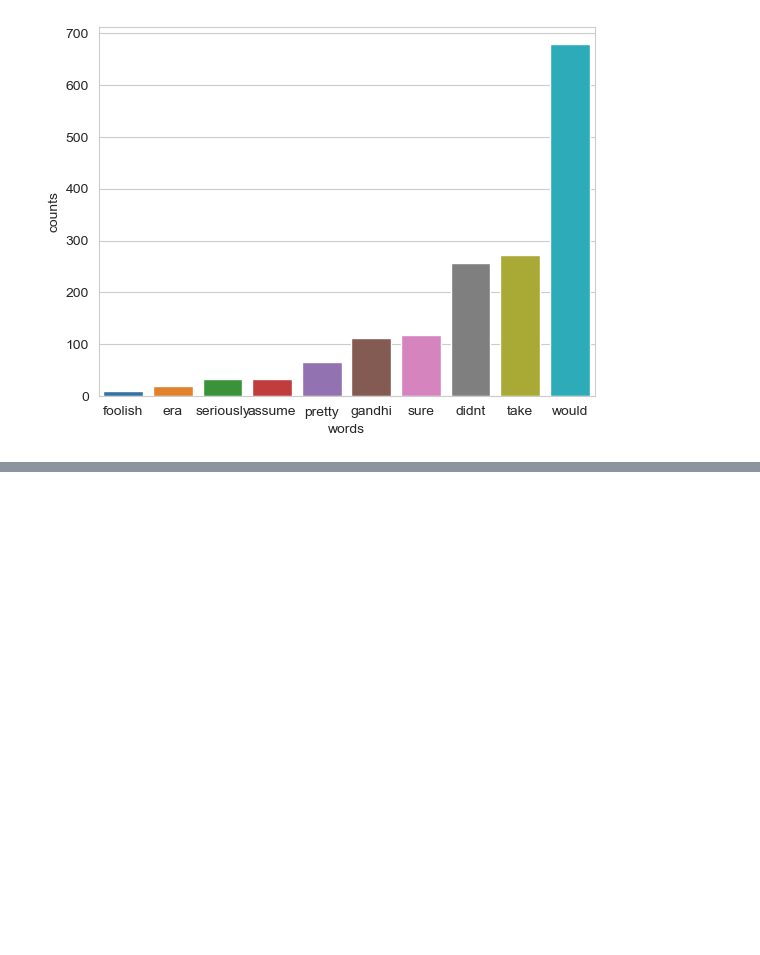
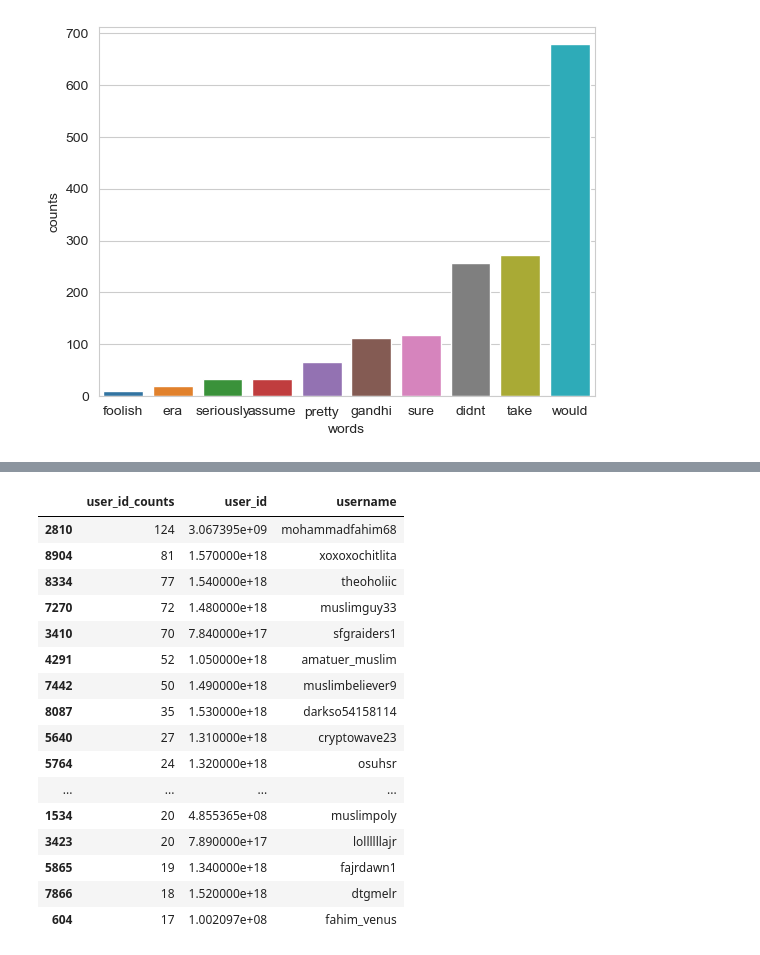
Before and after one commit to rarmnsyah/DATASCIENCE, a Jupyter notebook: MEGA-PROJECT/main.ipynb, the cells around one changed output, grey strips where cells are left out. Drawn from its saved outputs; the diff is of its cells as text; code cells hidden in the pictures; blank space fills up the shorter version.

Commit message:
update main
merapikan file, menambah beberapa keterangan dan dokumentasi terhadap kode, menganalisis tiap user dan tweet yang mereka buat

```diff
--- a/MEGA-PROJECT/main.ipynb
+++ b/MEGA-PROJECT/main.ipynb
@@ -285,0 +293,29 @@ sns.countplot(data = df_copy, x = 'sentiment')
+# %%
+df_most_id = pd.DataFrame(df_copy.groupby(['user_id', 'username'])['user_id'].count())
+df_most_id['index'] = df_most_id.index
+df_most_id['user_id_counts'] = df_most_id['index'].apply(lambda x : x[0])
+df_most_id['username'] = df_most_id['index'].apply(lambda x : x[1])
+df_most_id.drop(columns = ['index'], inplace = True)
+df_most_id.index = np.arange(len(df_most_id))
+df_most_id.rename(columns = {'user_id' : 'user_id_counts', 'user_id_counts' : 'user_id' }, inplace = True)
+
+df_most_id_sorted = df_most_id.sort_values(by = ['user_id_counts'], ascending = False).iloc[:20]
+df_most_id_sorted
+# %% [output]
+|  | user_id_counts | user_id | username |
+| 2810 | 124 | 3.067395e+09 | mohammadfahim68 |
+| 8904 | 81 | 1.570000e+18 | xoxoxochitlita |
+| 8334 | 77 | 1.540000e+18 | theoholiic |
+| 7270 | 72 | 1.480000e+18 | muslimguy33 |
+| 3410 | 70 | 7.840000e+17 | sfgraiders1 |
+| 4291 | 52 | 1.050000e+18 | amatuer_muslim |
+| 7442 | 50 | 1.490000e+18 | muslimbeliever9 |
+| 8087 | 35 | 1.530000e+18 | darkso54158114 |
+| 5640 | 27 | 1.310000e+18 | cryptowave23 |
+| 5764 | 24 | 1.320000e+18 | osuhsr |
+| ... | ... | ... | ... |
+| 1534 | 20 | 4.855365e+08 | muslimpoly |
+| 3423 | 20 | 7.890000e+17 | lollllllajr |
+| 5865 | 19 | 1.340000e+18 | fajrdawn1 |
+| 7866 | 18 | 1.520000e+18 | dtgmelr |
+| 604 | 17 | 1.002097e+08 | fahim_venus |
```
Also changed, not shown: parts of 32 cells of this notebook, 1 other file.
